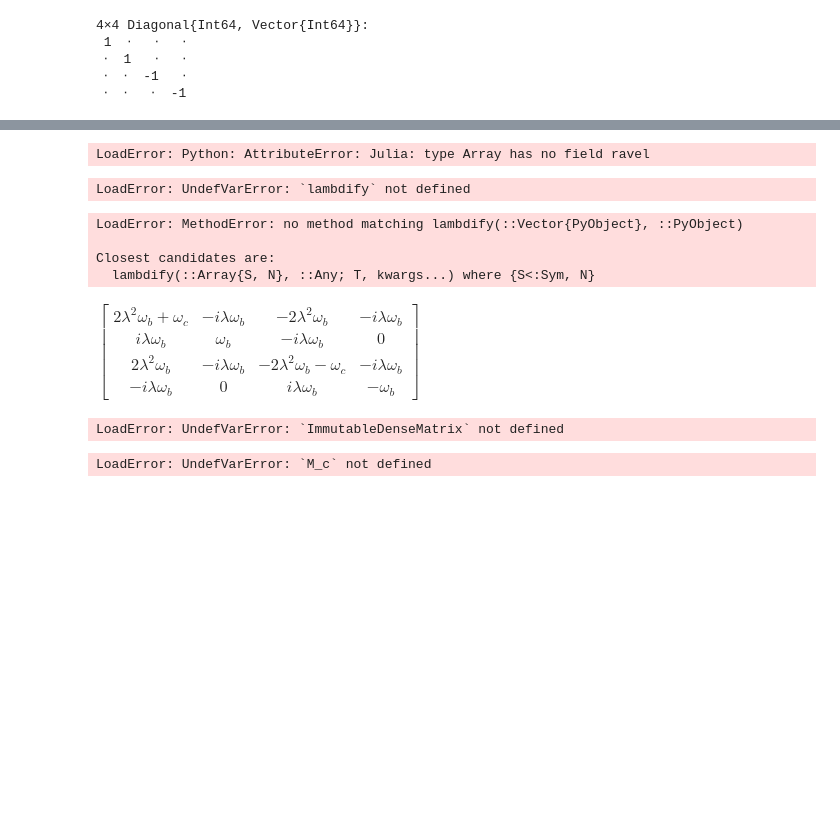
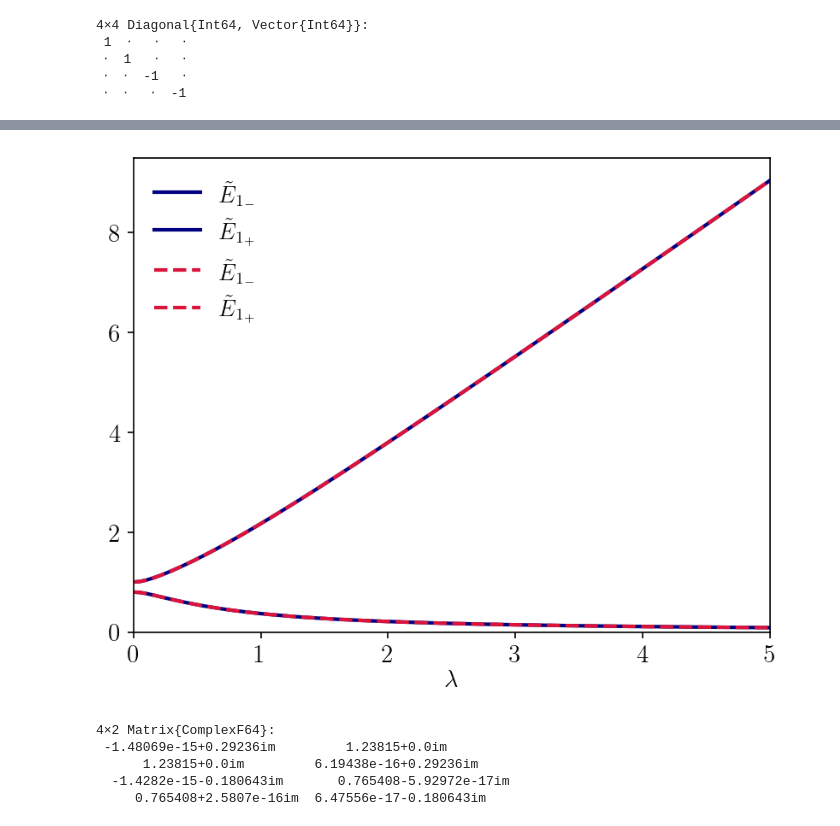
Before and after one commit to albertomercurio/PhD-Thesis-Notebooks, a Jupyter notebook: Chapter4.ipynb, the cells around one changed output, grey strips where cells are left out. Saved outputs shown, nothing was run; the diff lists cells and outputs as text; code cells hidden in the pictures; blank space fills up the shorter version.

```diff
--- a/Chapter4.ipynb
+++ b/Chapter4.ipynb
@@ -1,8 +1,6 @@
 # %%
 using QuantumToolbox
-# using PyPlot
 using PythonCall
-# using SymPy
 
 BLAS.set_num_threads(1)
 
@@ -16,14 +14,14 @@ np = pyimport("numpy")
 
 geomspace(start, stop, n) = exp10.(range(log10(start), stop = log10(stop), length = n))
 
-# plt = pyimport("matplotlib.pyplot")
-# plt.rc("text", usetex = true)
-# plt.rc("text.latex", preamble = raw"\usepackage{amsmath} \usepackage{physics}")
-# plt.rc("axes", labelpad = 2)
-# plt.rc("legend", frameon = false)
-# plt.rc("font", size = 14)
-# plt.rc("axes", labelsize = 14)    # fontsize of the x and y labels
-# plt.rc("xtick", labelsize = 14)    # fontsize of the tick labels
-# plt.rc("ytick", labelsize = 14)    # fontsize of the tick labels
-# plt.rc("legend", fontsize = 13)
+plt = pyimport("matplotlib.pyplot")
+plt.rc("text", usetex = true)
+plt.rc("text.latex", preamble = raw"\usepackage{amsmath} \usepackage{physics}")
+plt.rc("axes", labelpad = 2)
+plt.rc("legend", frameon = false)
+plt.rc("font", size = 14)
+plt.rc("axes", labelsize = 14)    # fontsize of the x and y labels
+plt.rc("xtick", labelsize = 14)    # fontsize of the tick labels
+plt.rc("ytick", labelsize = 14)    # fontsize of the tick labels
+plt.rc("legend", fontsize = 13)
 # %% [output]
@@ -156,7 +153,7 @@ function get_hopfield_matrix(H)
 end
 
 function get_hopfield_coeff_C(ωc, ωb, λ)
-    M = ComplexF64.(M_c(ωc, ωb, λ))
+    M = pyconvert(Matrix{ComplexF64}, M_c(ωc, ωb, λ))
     Ω, U = eigen(M)
 
     # We are interested in those with positive eigenvalues
@@ -169,7 +166,7 @@ function get_hopfield_coeff_C(ωc, ωb, λ)
 end
 
 function get_hopfield_coeff_D(ωc, ωb, λ)
-    M = ComplexF64.(M_d(ωc, ωb, λ))
+    M = pyconvert(Matrix{ComplexF64}, M_d(ωc, ωb, λ))
     Ω, U = eigen(M)
 
     # We are interested in those with positive eigenvalues
@@ -268,54 +217,42 @@ LoadError: Python: TypeError: locals must be a mapping
-# %%
-get_hopfield_matrix(H_c)
-# %% [output]
-LoadError: Python: AttributeError: Julia: type Array has no field ravel
-# %%
-lambdify([ωc_s, ωb_s, λ_s], get_hopfield_matrix(H_c))
-# %% [output]
-LoadError: UndefVarError: `lambdify` not defined
-# %%
-lambdify([ωc_s, ωb_s, λ_s], get_hopfield_matrix(H_c))
-# %% [output]
-LoadError: MethodError: no method matching lambdify(::Vector{PyObject}, ::PyObject)
-
-Closest candidates are:
-  lambdify(::Array{S, N}, ::Any; T, kwargs...) where {S<:Sym, N}
-# %%
-get_hopfield_matrix(H_c)
-# %% [output]
-$\displaystyle \left[\begin{matrix}2 \lambda^{2} \omega_{b} + \omega_{c} & - i \lambda \omega_{b} & - 2 \lambda^{2} \omega_{b} & - i \lambda \omega_{b}\\i \lambda \omega_{b} & \omega_{b} & - i \lambda \omega_{b} & 0\\2 \lambda^{2} \omega_{b} & - i \lambda \omega_{b} & - 2 \lambda^{2} \omega_{b} - \omega_{c} & - i \lambda \omega_{b}\\- i \lambda \omega_{b} & 0 & i \lambda \omega_{b} & - \omega_{b}\end{matrix}\right]$
-# %%
-get_hopfield_coeff_C(ωc, ωb, 0.1)
-# %% [output]
-LoadError: UndefVarError: `ImmutableDenseMatrix` not defined
 # %%
 ωc = 1
 ωb = 0.8
 λ_list = range(0, 5, 100)
 
 E_c_l = similar(λ_list)
 E_d_l = similar(λ_list)
 E_c_u = similar(λ_list)
 E_d_u = similar(λ_list)
 
 for i in eachindex(λ_list)
     Ω_c, U_c = get_hopfield_coeff_C(ωc, ωb, λ_list[i])
     Ω_d, U_d = get_hopfield_coeff_D(ωc, ωb, λ_list[i])
     E_c_l[i] = real(Ω_c[1])
     E_d_l[i] = real(Ω_d[1])
     E_c_u[i] = real(Ω_c[2])
     E_d_u[i] = real(Ω_d[2])
 end
 
 fig, ax = plt.subplots(dpi=150)
 
-ax.plot(λ_list, E_c_l, color="navy", lw=2, label = L"$\tilde{E}_{1_-}$")
-ax.plot(λ_list, E_c_u, color="navy", lw=2, label = L"$\tilde{E}_{1_+}$")
-ax.plot(λ_list, E_d_l, color="crimson", lw=2, ls="--", label = L"$\tilde{E}_{1_-}$")
-ax.plot(λ_list, E_d_u, color="crimson", lw=2, ls="--", label = L"$\tilde{E}_{1_+}$")
+ax.plot(λ_list, E_c_l, color="navy", lw=2, label = raw"$\tilde{E}_{1_-}$")
+ax.plot(λ_list, E_c_u, color="navy", lw=2, label = raw"$\tilde{E}_{1_+}$")
+ax.plot(λ_list, E_d_l, color="crimson", lw=2, ls="--", label = raw"$\tilde{E}_{1_-}$")
+ax.plot(λ_list, E_d_u, color="crimson", lw=2, ls="--", label = raw"$\tilde{E}_{1_+}$")
 ax.set_xlim(λ_list[1], λ_list[end])
 ax.set_ylim(0, nothing)
-ax.set_xlabel(L"$\lambda$")
+ax.set_xlabel(raw"$\lambda$")
 ax.legend()
+
+display(fig)
 # %% [output]
-LoadError: UndefVarError: `M_c` not defined
+[figure, added]
+# %%
+Ω_c, U_c = get_hopfield_coeff_C(ωc, ωb, 2)
+U_c
+# %% [output]
+4×2 Matrix{ComplexF64}:
+ -1.48069e-15+0.29236im         1.23815+0.0im
+      1.23815+0.0im         6.19438e-16+0.29236im
+  -1.4282e-15-0.180643im       0.765408-5.92972e-17im
+     0.765408+2.5807e-16im  6.47556e-17-0.180643im
```
Also changed, not shown: parts of 21 cells of this notebook, 9 other files.
